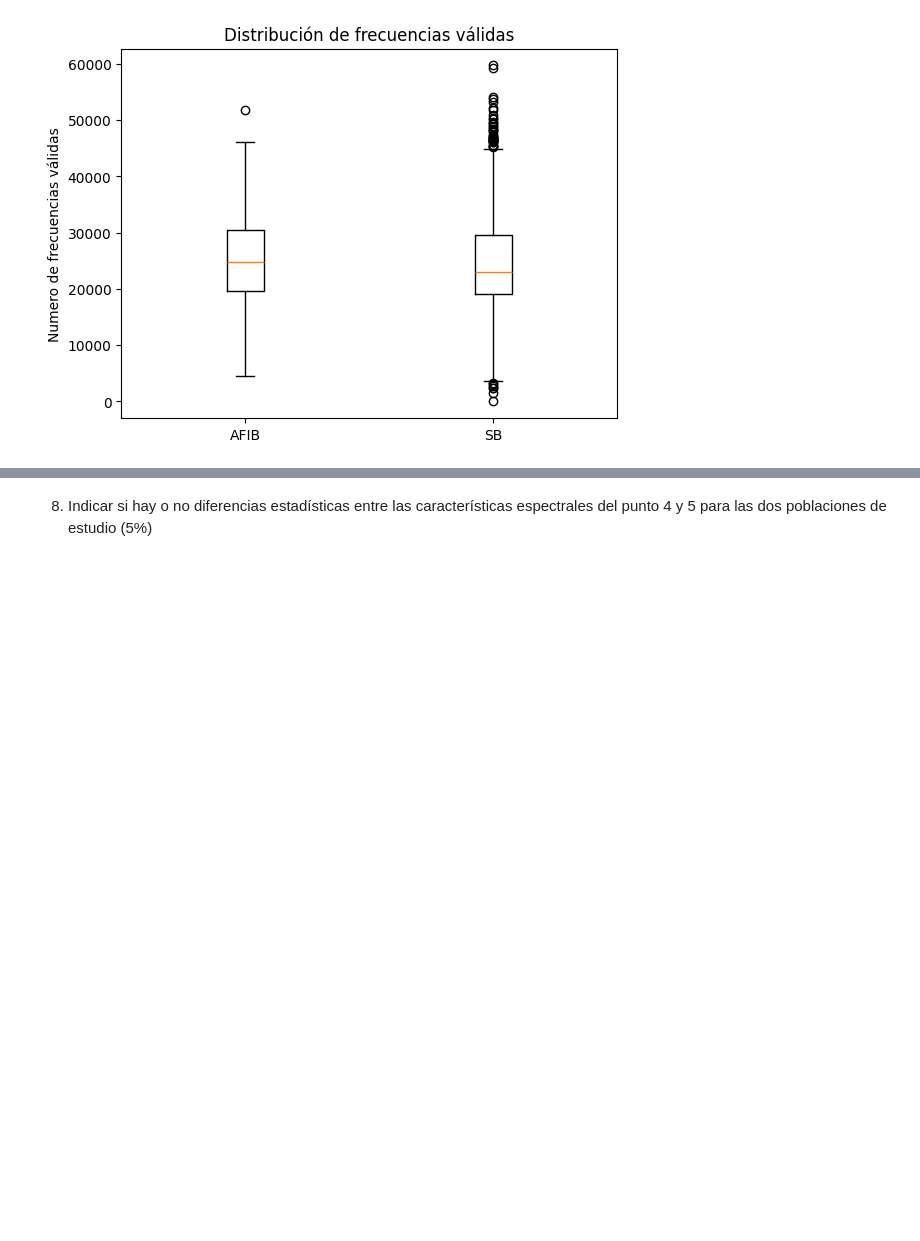
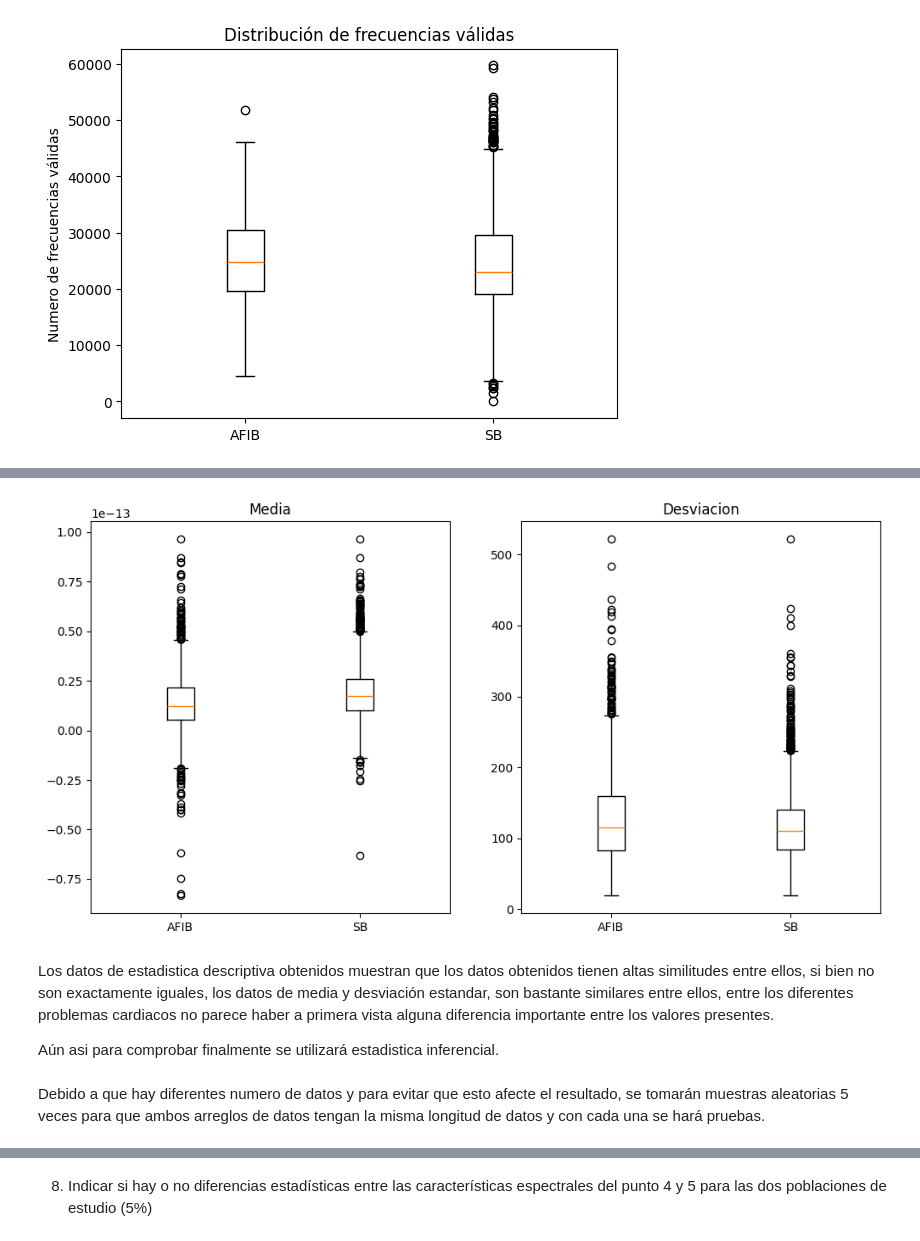
Before and after one commit to AndresBanquezBio/Biosenales, a Jupyter notebook: Proyectos/Proyecto_2/Proyecto2_AndresBanquez_MelinaVillada.ipynb, the cells around one changed output, grey strips where cells are left out. Saved outputs shown, nothing was run; the diff lists cells and outputs as text; code cells hidden in the pictures; blank space fills up the shorter version.

Commit message:
Analisis estadisticos (proyecto 2)

```diff
--- a/Proyectos/Proyecto_2/Proyecto2_AndresBanquez_MelinaVillada.ipynb
+++ b/Proyectos/Proyecto_2/Proyecto2_AndresBanquez_MelinaVillada.ipynb
@@ -349,0 +357,24 @@ plt.show()
+# %%
+def FullDF2(lista: list[str]):
+    dataframe = pd.DataFrame(columns=['patologia', 'media', 'mediana', 'desviacion'])
+    a = 0
+    for i in lista:
+        csv = sis.detrend(pd.read_csv(os.path.join(ruta, i), names=['I', 'II', 'III', 'aVR', 'aVL', 'aVF', 'V1', 'V2', 'V3', 'V4', 'V5', 'V6'])['II'])
+        row = diagnostics_df[diagnostics_df.FileName == i.split('.')[0]]
+        name = row.FileName.to_numpy()[0]
+        patologia = row.Rhythm.to_numpy()[0]
+        media = np.mean(csv)
+        mediana = np.median(csv)
+        desviacion = np.std(csv)
+        total = {
+            'patologia': patologia,
+            'media' : media,
+            'mediana' : mediana,
+            'desviacion' : desviacion
+        }
+        dataframe.loc[name] = total
+    return dataframe
+
+listaa = os.listdir(ruta)
+estadisticos = FullDF2(listaa)
+estadisticos.head()
@@ -349,0 +388,15 @@ plt.show()
+# %%
+(cn, c), (dn, d) = estadisticos.groupby('patologia')
+# %%
+fig, ax = plt.subplots(1, 2, figsize = (12, 6))
+ax[0].boxplot([c.media, d. media], labels = [cn, dn])
+ax[0].set_title('Media')
+ax[1].boxplot([c.desviacion, d. desviacion], labels = [cn, dn])
+ax[1].set_title('Desviacion')
+plt.show()
+# %% [output]
+[figure, added]
+# %% [markdown]
+Los datos de estadistica descriptiva obtenidos muestran que los datos obtenidos tienen altas similitudes entre ellos, si bien no son exactamente iguales, los datos de media y desviación estandar, son bastante similares entre ellos, entre los diferentes problemas cardiacos no parece haber a primera vista alguna diferencia importante entre los valores presentes.
+
+Aún asi para comprobar finalmente se utilizará estadistica inferencial.
@@ -349,0 +422,2 @@ plt.show()
+# %% [markdown]
+Debido a que hay diferentes numero de datos y para evitar que esto afecte el resultado, se tomarán muestras aleatorias 5 veces para que ambos arreglos de datos tengan la misma longitud de datos y con cada una se hará pruebas.
```
Also changed, not shown: parts of 20 cells of this notebook, 1 other file.
